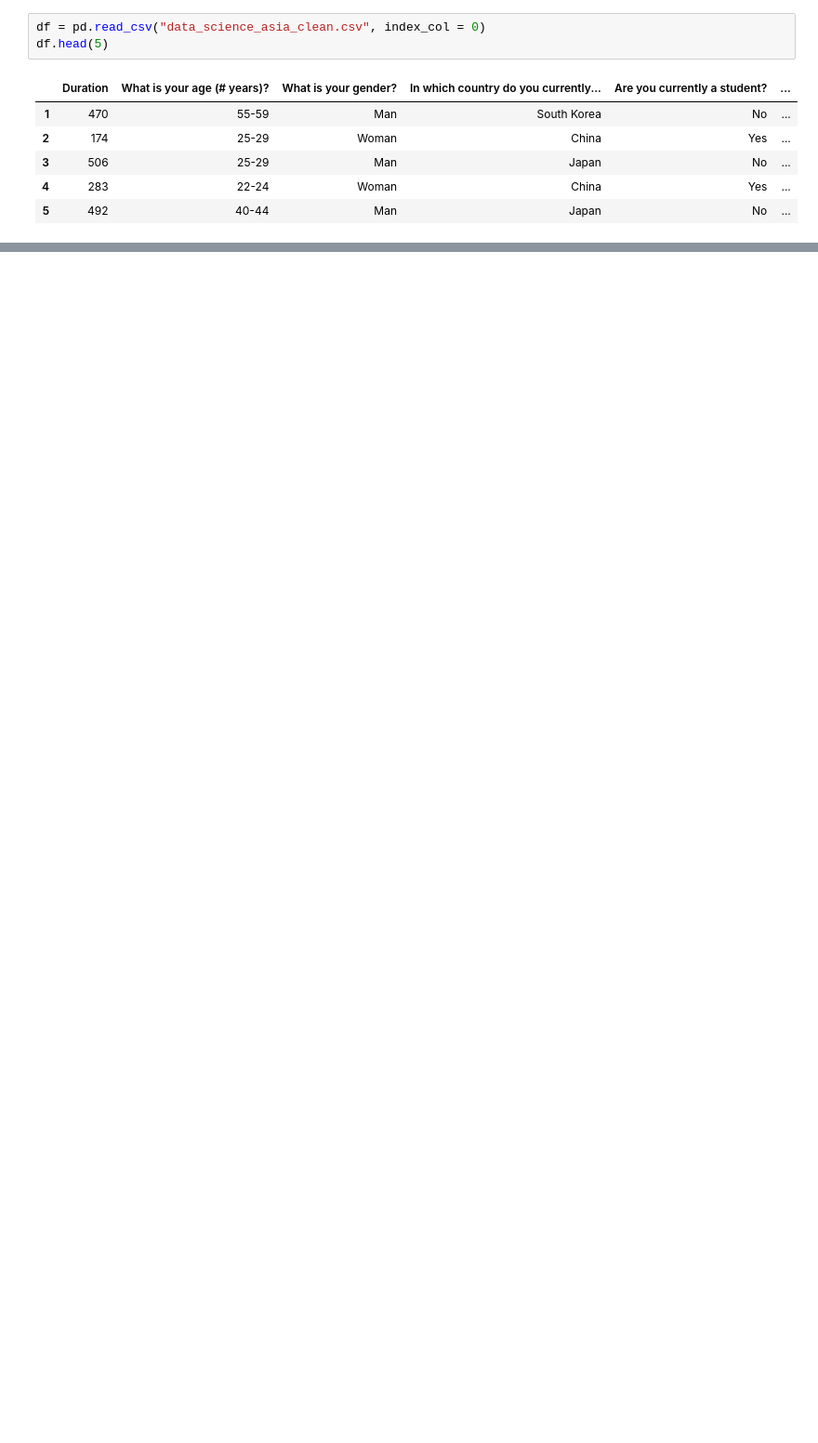
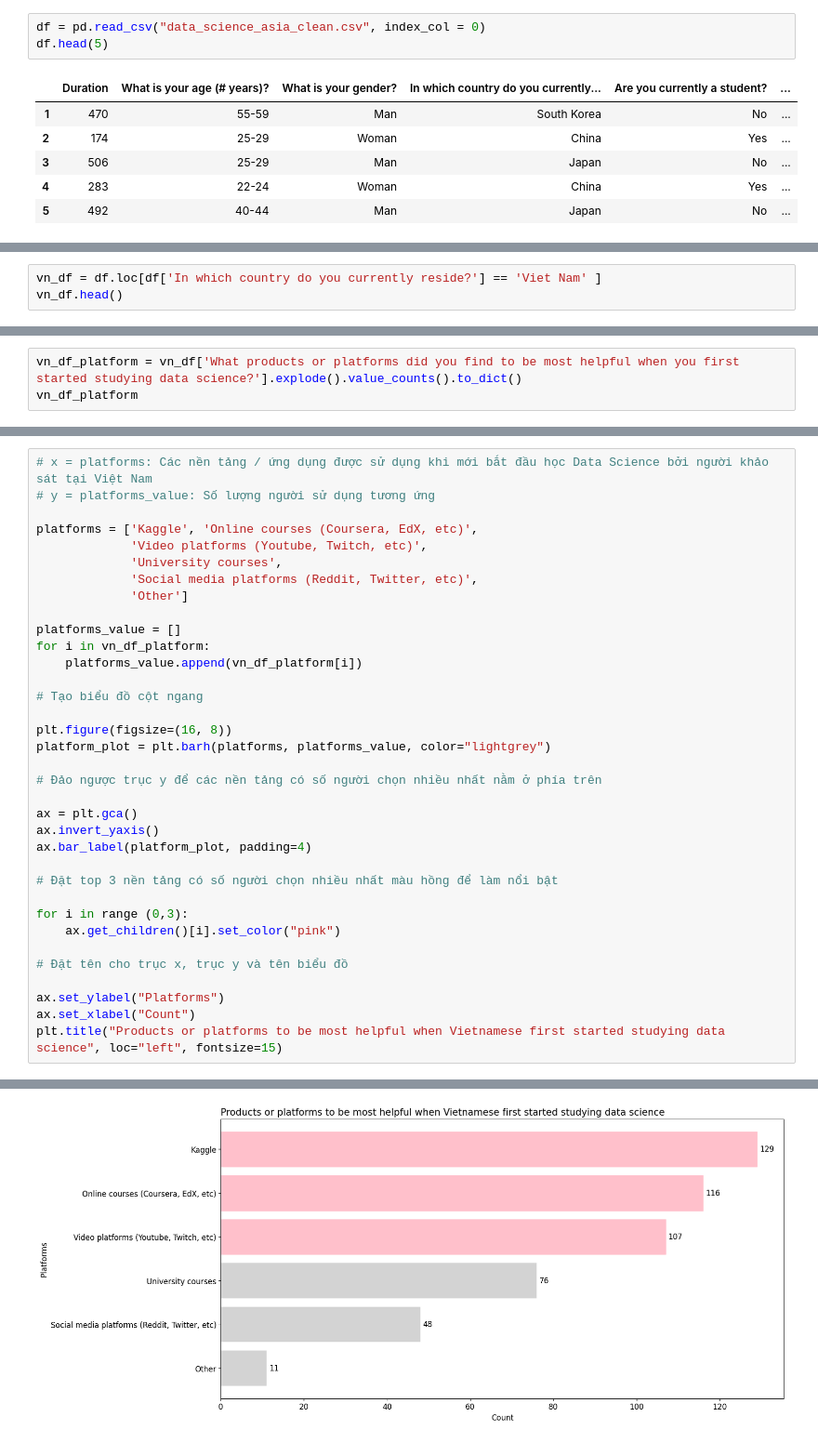
Before and after one commit to khuong253/final_project_data_visualization, a Jupyter notebook: data_visualization.ipynb, the cells around one changed output, grey strips where cells are left out. Shown at 93% size. Cells and saved outputs as stored; diff of their text form; blank space fills up the shorter version.

Commit message:
update data_visualization

```diff
--- a/data_visualization.ipynb
+++ b/data_visualization.ipynb
@@ -14,0 +37,3 @@ df.head(5)
+# %%
+vn_df = df.loc[df['In which country do you currently reside?'] == 'Viet Nam' ]
+vn_df.head()
@@ -14,0 +52,3 @@ df.head(5)
+# %%
+vn_df_platform = vn_df['What products or platforms did you find to be most helpful when you first started studying data science?'].explode().value_counts().to_dict()
+vn_df_platform
@@ -14,0 +77,36 @@ df.head(5)
+# %%
+# x = platforms: Các nền tảng / ứng dụng được sử dụng khi mới bắt đầu học Data Science bởi người khảo sát tại Việt Nam
+# y = platforms_value: Số lượng người sử dụng tương ứng
+
+platforms = ['Kaggle', 'Online courses (Coursera, EdX, etc)',
+             'Video platforms (Youtube, Twitch, etc)',
+             'University courses',
+             'Social media platforms (Reddit, Twitter, etc)',
+             'Other']
+
+platforms_value = []
+for i in vn_df_platform:
+    platforms_value.append(vn_df_platform[i])
+
+# Tạo biểu đồ cột ngang
+
+plt.figure(figsize=(16, 8))
+platform_plot = plt.barh(platforms, platforms_value, color="lightgrey")
+
+# Đảo ngược trục y để các nền tảng có số người chọn nhiều nhất nằm ở phía trên
+
+ax = plt.gca()
+ax.invert_yaxis()
+ax.bar_label(platform_plot, padding=4)
+
+# Đặt top 3 nền tảng có số người chọn nhiều nhất màu hồng để làm nổi bật
+
+for i in range (0,3):
+    ax.get_children()[i].set_color("pink")
+
+# Đặt tên cho trục x, trục y và tên biểu đồ
+
+ax.set_ylabel("Platforms")
+ax.set_xlabel("Count")
+plt.title("Products or platforms to be most helpful when Vietnamese first started studying data science", loc="left", fontsize=15)
+# %% [output]
@@ -14,0 +114 @@ df.head(5)
+[figure, added]
```
Also changed, not shown: parts of 19 cells of this notebook.
